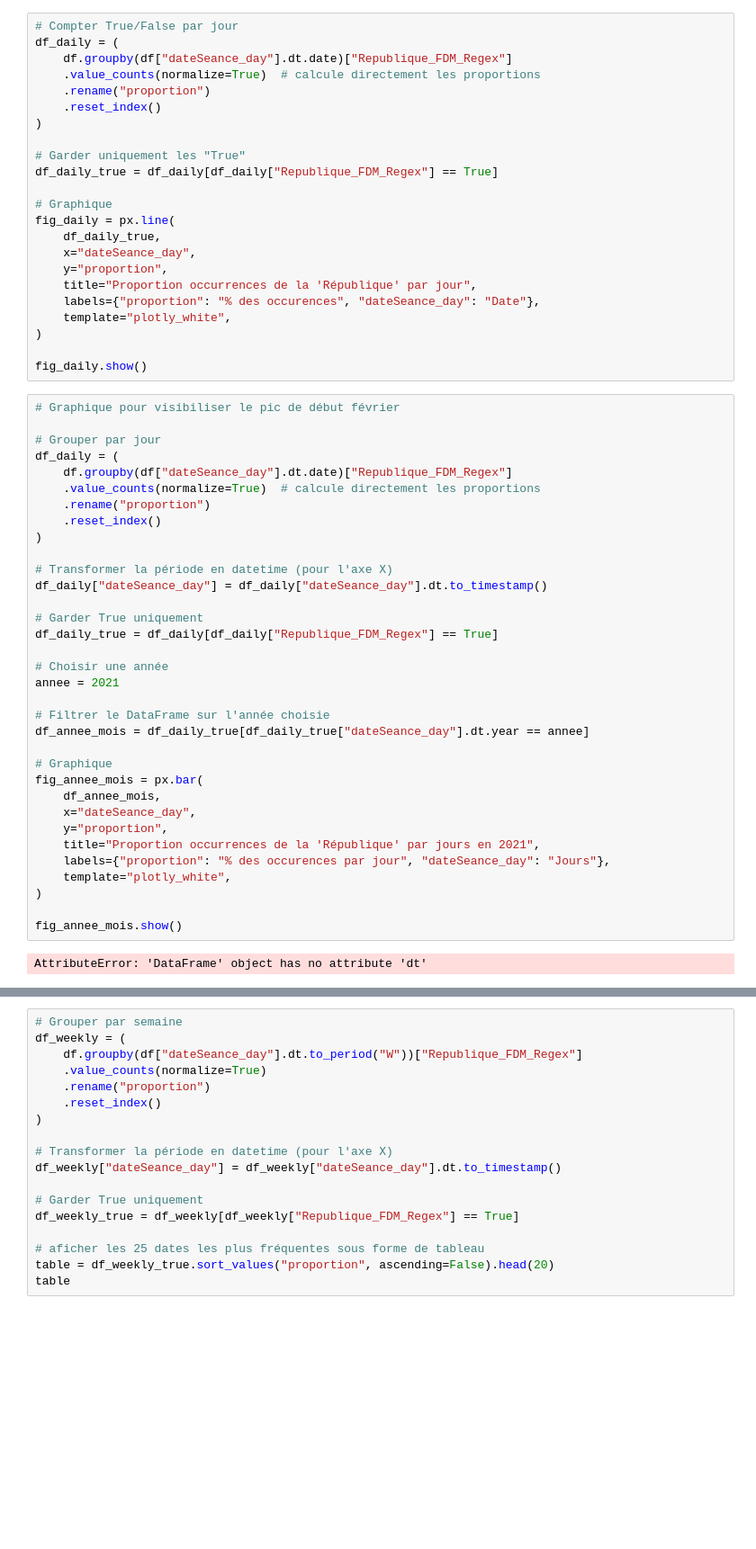
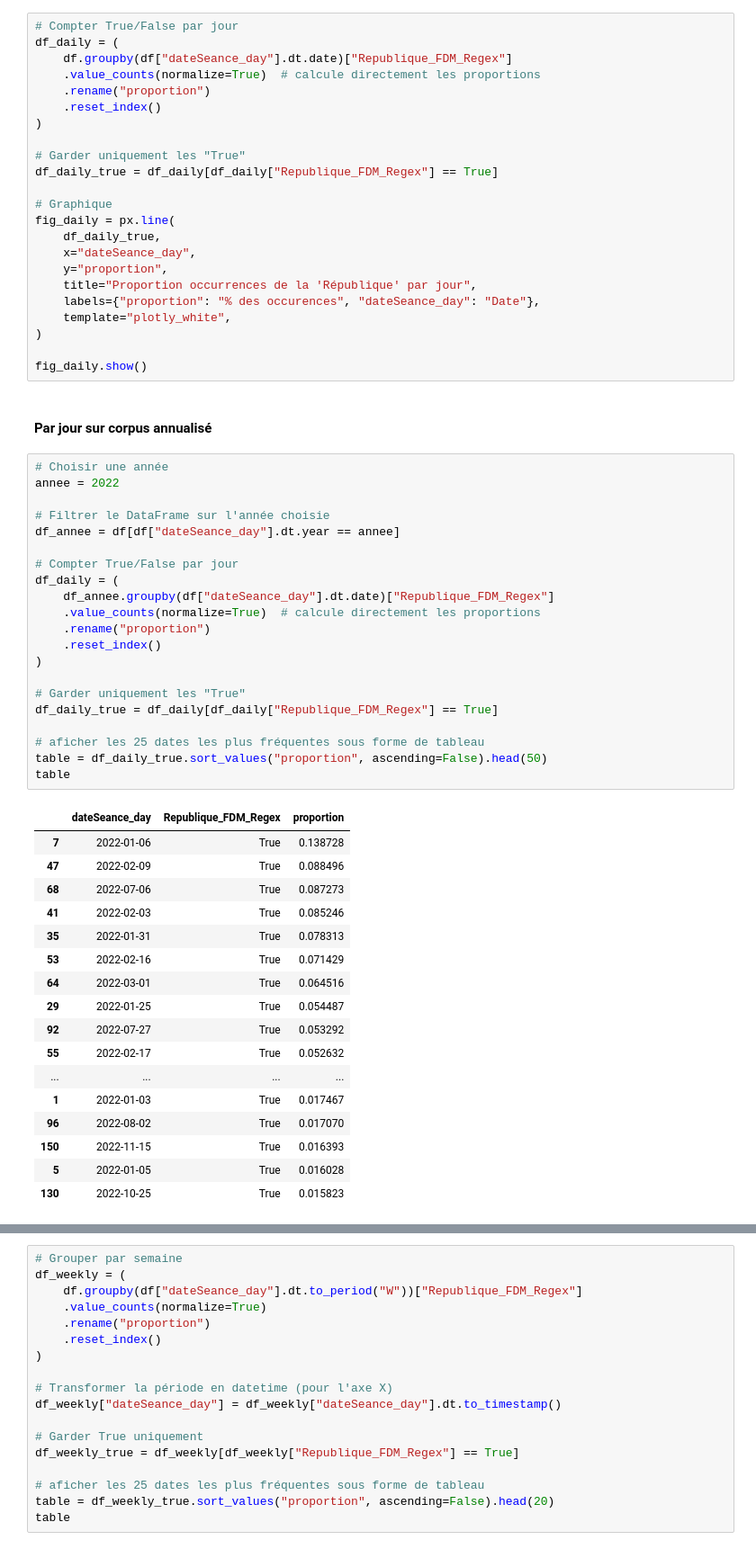
Before and after one commit to Matthias-Levalet/republique-cest-quoi, a Jupyter notebook: exploration/4- Analysis %.ipynb, the cells around one changed output, grey strips where cells are left out. Shown: that part at 90% size. Saved outputs shown, nothing was run; the diff lists cells and outputs as text; blank space fills up the shorter version.

Commit message:
Avancées analyses (réorganisation ordre jour-semaine-mois-années)

```diff
--- a/exploration/4- Analysis %.ipynb
+++ b/exploration/4- Analysis %.ipynb
@@ -98,39 +96,44 @@ fig_daily = px.line(
 )
 
 fig_daily.show()
-# %%
-# Graphique pour visibiliser le pic de début février
-
-# Grouper par jour
-df_daily = (
-    df.groupby(df["dateSeance_day"].dt.date)["Republique_FDM_Regex"]
-    .value_counts(normalize=True)  # calcule directement les proportions
-    .rename("proportion")
-    .reset_index()
-)
-
-# Transformer la période en datetime (pour l'axe X)
-df_daily["dateSeance_day"] = df_daily["dateSeance_day"].dt.to_timestamp()
-
-# Garder True uniquement
-df_daily_true = df_daily[df_daily["Republique_FDM_Regex"] == True]
-
-# Choisir une année
-annee = 2021
-
-# Filtrer le DataFrame sur l'année choisie
-df_annee_mois = df_daily_true[df_daily_true["dateSeance_day"].dt.year == annee]
-
-# Graphique
-fig_annee_mois = px.bar(
-    df_annee_mois,
-    x="dateSeance_day",
-    y="proportion",
-    title="Proportion occurrences de la 'République' par jours en 2021",
-    labels={"proportion": "% des occurences par jour", "dateSeance_day": "Jours"},
-    template="plotly_white",
-)
-
-fig_annee_mois.show()
-# %% [output]
-AttributeError: 'DataFrame' object has no attribute 'dt'
+# %% [markdown]
+#### Par jour sur corpus annualisé
+# %%
+# Choisir une année
+annee = 2022
+
+# Filtrer le DataFrame sur l'année choisie
+df_annee = df[df["dateSeance_day"].dt.year == annee]
+
+# Compter True/False par jour
+df_daily = (
+    df_annee.groupby(df["dateSeance_day"].dt.date)["Republique_FDM_Regex"]
+    .value_counts(normalize=True)  # calcule directement les proportions
+    .rename("proportion")
+    .reset_index()
+)
+
+# Garder uniquement les "True"
+df_daily_true = df_daily[df_daily["Republique_FDM_Regex"] == True]
+
+# aficher les 25 dates les plus fréquentes sous forme de tableau
+table = df_daily_true.sort_values("proportion", ascending=False).head(50)
+table
+# %% [output]
+|  | dateSeance_day | Republique_FDM_Regex | proportion |
+| 7 | 2022-01-06 | True | 0.138728 |
+| 47 | 2022-02-09 | True | 0.088496 |
+| 68 | 2022-07-06 | True | 0.087273 |
+| 41 | 2022-02-03 | True | 0.085246 |
+| 35 | 2022-01-31 | True | 0.078313 |
+| 53 | 2022-02-16 | True | 0.071429 |
+| 64 | 2022-03-01 | True | 0.064516 |
+| 29 | 2022-01-25 | True | 0.054487 |
+| 92 | 2022-07-27 | True | 0.053292 |
+| 55 | 2022-02-17 | True | 0.052632 |
+| ... | ... | ... | ... |
+| 1 | 2022-01-03 | True | 0.017467 |
+| 96 | 2022-08-02 | True | 0.017070 |
+| 150 | 2022-11-15 | True | 0.016393 |
+| 5 | 2022-01-05 | True | 0.016028 |
+| 130 | 2022-10-25 | True | 0.015823 |
```
Also changed, not shown: parts of 31 cells of this notebook, 1 other file.
